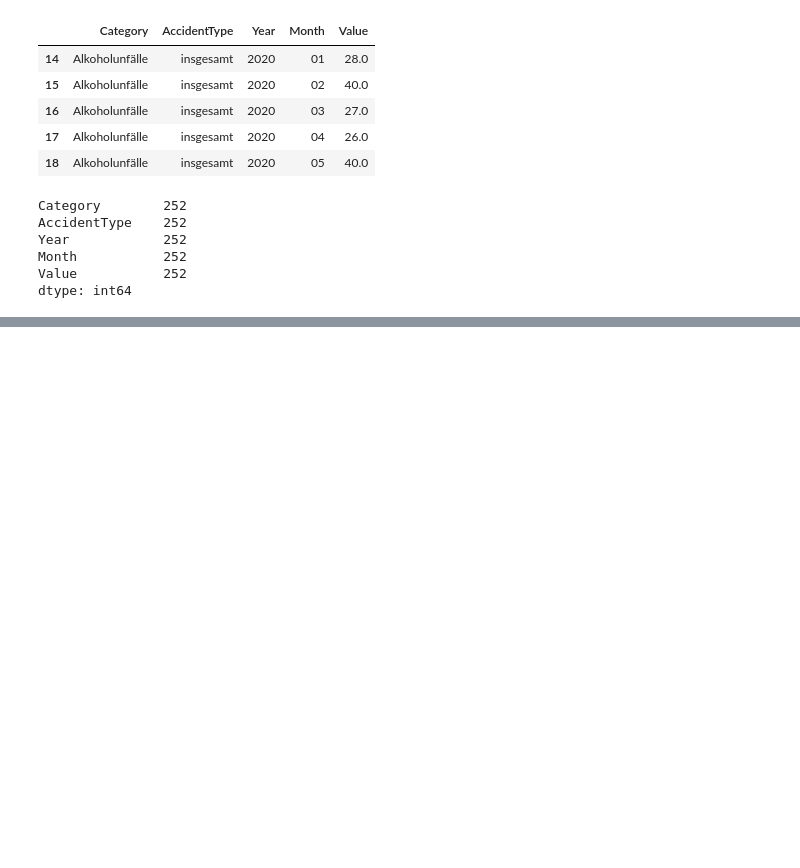
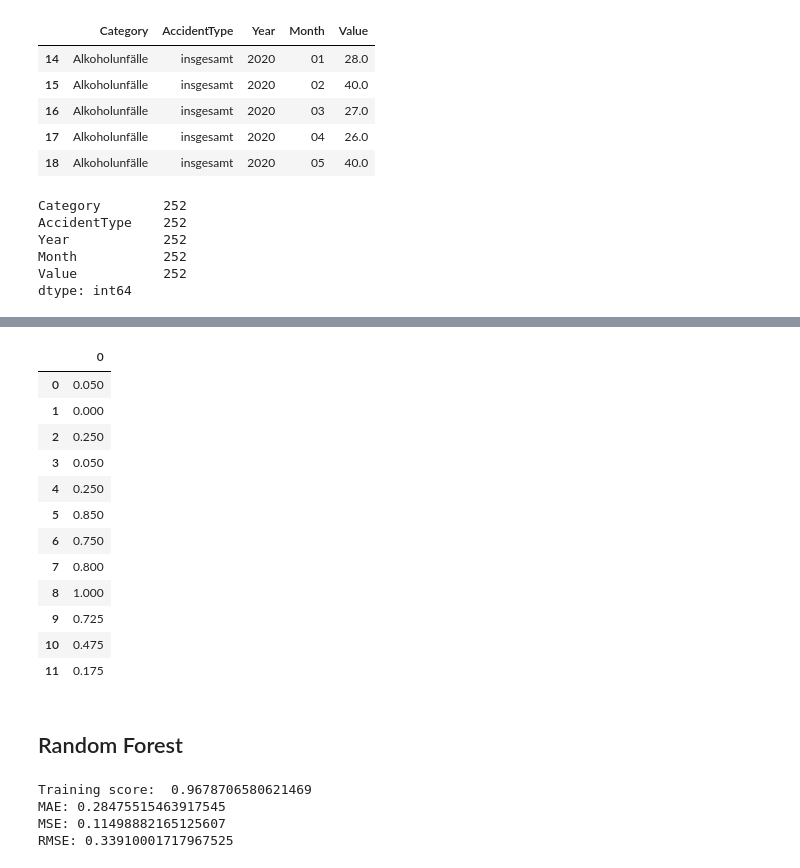
Before and after one commit to Anum29/DPS_AI_Challenge-Model-Deployment-, a Jupyter notebook: Data visualization and model development.ipynb, the cells around one changed output, grey strips where cells are left out. Drawn from its saved outputs; the diff is of its cells as text; code cells hidden in the pictures; blank space fills up the shorter version.

Commit message:
finding the best model for prediction

```diff
--- a/Data visualization and model development.ipynb
+++ b/Data visualization and model development.ipynb
@@ -205,3 +255,52 @@ trainY = df.iloc[:, [4]]
 # %%
-testX = df.iloc[:, [2,3]]
-testY = df.iloc[:, [4]]
+test_X = test.iloc[:, [2,3]]
+test_y = test.iloc[:, [4]]
+# %%
+sc_out = MinMaxScaler(feature_range=(0, 1))
+scaler_output = sc_out.fit_transform(test_y[['Value']])
+scaler_output =pd.DataFrame(scaler_output)
+test_y=scaler_output
+# %%
+test_y
+# %% [output]
+|  | 0 |
+| 0 | 0.050 |
+| 1 | 0.000 |
+| 2 | 0.250 |
+| 3 | 0.050 |
+| 4 | 0.250 |
+| 5 | 0.850 |
+| 6 | 0.750 |
+| 7 | 0.800 |
+| 8 | 1.000 |
+| 9 | 0.725 |
+| 10 | 0.475 |
+| 11 | 0.175 |
+# %% [markdown]
+## Random Forest
+# %%
+# Import the model we are using
+from sklearn.ensemble import RandomForestRegressor
+# Instantiate model with 1000 decision trees
+rf = RandomForestRegressor(n_estimators = 100, random_state = 42)
+# Train the model on training data
+rf.fit(train_X, train_y);
+score = rf.score(train_X, train_y)
+print("Training score: ", score)
+
+
+import sklearn.metrics as metrics
+from math import sqrt
+
+pred = rf.predict(test_X)
+mae = metrics.mean_absolute_error(test_y,pred)
+rms = sqrt(mean_squared_error(test_y,pred))
+
+print("MAE:", mae)
+print("MSE:", mean_squared_error(test_y,pred))
+print("RMSE:", rms)
+# %% [output]
+Training score:  0.9678706580621469
+MAE: 0.28475515463917545
+MSE: 0.11498882165125607
+RMSE: 0.33910001717967525
```
Also changed, not shown: parts of 36 cells of this notebook.
